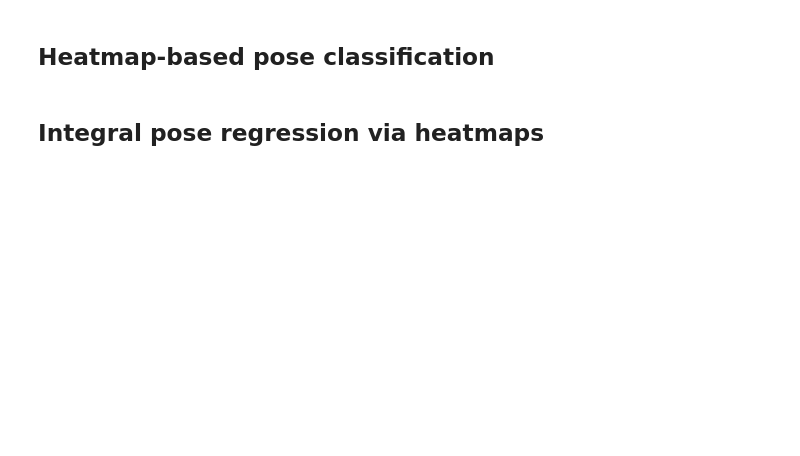
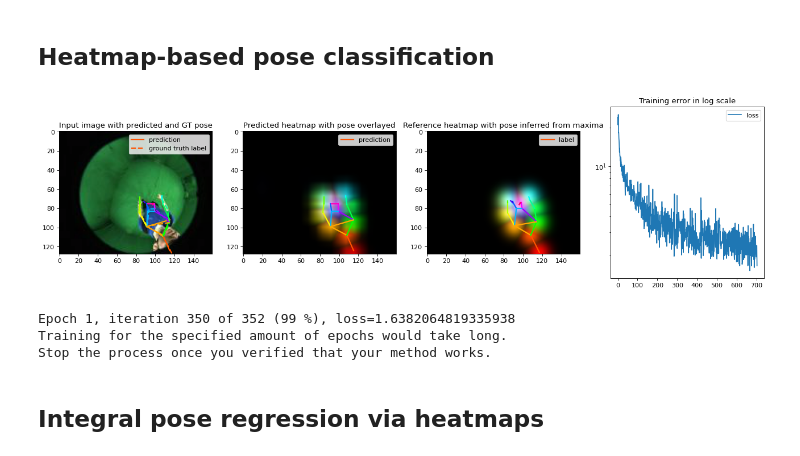
Before and after one commit to namratadeka/cs533-hw2, a Jupyter notebook: assignment2.ipynb, the cells around one changed output. Saved outputs shown, nothing was run; the diff lists cells and outputs as text; code cells hidden in the pictures; blank space fills up the shorter version.

```diff
--- a/assignment2.ipynb
+++ b/assignment2.ipynb
@@ -305,33 +324,39 @@ for e in range(num_epochs):
         if i%10==0:
             # clear figure for a new update
             for ax in axes:
                 ax.cla()
             # plot the ground truth and the predicted pose on top of the image
             plotPosesOnImage([pred_pose[0], batch_cpu['pose_2d'][0]], ecds.denormalize(batch_cpu['img'][0]), ax=axes[0], labels=['prediction','ground truth label'])
             axes[0].set_title('Input image with predicted and GT pose')
             axes[0].legend()
 
             # plot the predicted heatmap map and the predicted pose on top
             plotPosesOnImage([pred_pose[0]], heatmap2image(pred_cpu['heatmap'][0]), ax=axes[1], labels=['prediction'])
             axes[1].set_title('Predicted heatmap with pose overlayed')
             axes[1].legend()
 
             # plot the reference heatmap map and the GT pose on top
             plotPosesOnImage([gt_pose_max[0]], heatmap2image(gt_heatmap_gpu[0].cpu()), ax=axes[2], labels=['label'])
             axes[2].set_title('Reference heatmap with pose inferred from maxima')
             axes[2].legend()
 
             # plot the current training error on a logplot
             axes[3].plot(losses, label='loss'); axes[3].set_yscale('log')
             axes[3].set_title('Training error in log scale')
             axes[3].legend()
 
             # clear output window and diplay updated figure
             display.clear_output(wait=True)
             display.display(plt.gcf())
             print("Epoch {}, iteration {} of {} ({} %), loss={}".format(e, i, len(train_loader), 100*i//len(train_loader), losses[-1]))
             print("Training for the specified amount of epochs would take long.\nStop the process once you verified that your method works.")
+    torch.save(det_network.state_dict(), "heatmap_network_{}.pth".format(e))
 plt.close('all')
+# %% [output]
+[figure, added]
+Epoch 1, iteration 350 of 352 (99 %), loss=1.6382064819335938
+Training for the specified amount of epochs would take long.
+Stop the process once you verified that your method works.
 # %% [markdown]
 ## Integral pose regression via heatmaps
 # %%
```
Also changed, not shown: parts of 5 cells of this notebook.
